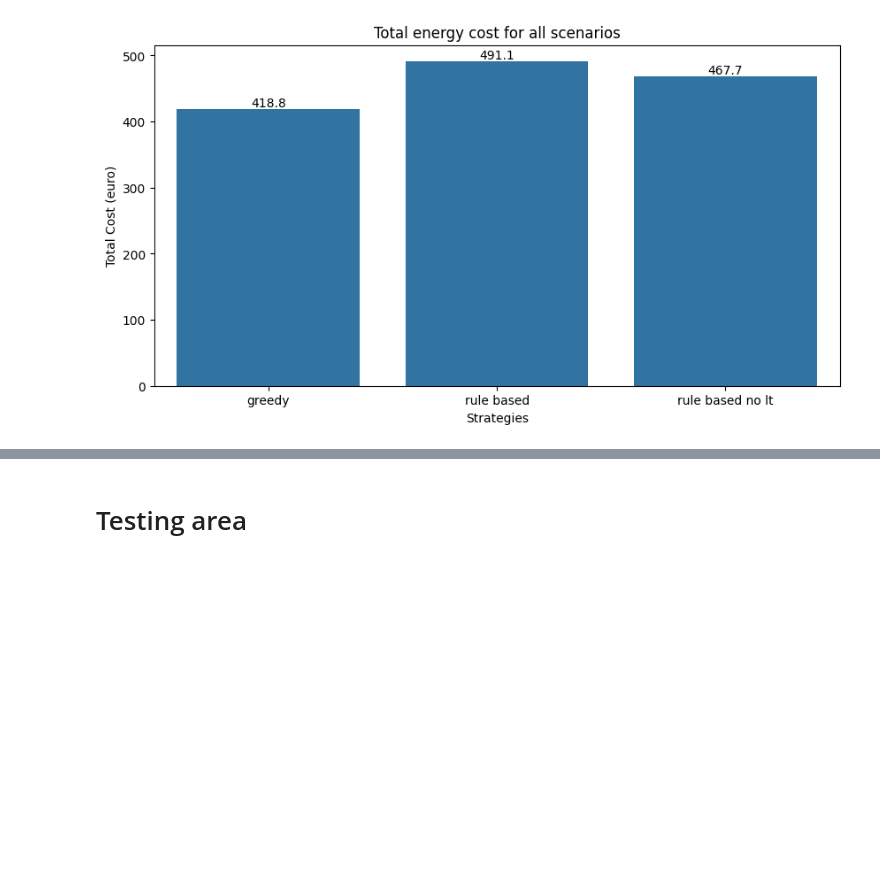
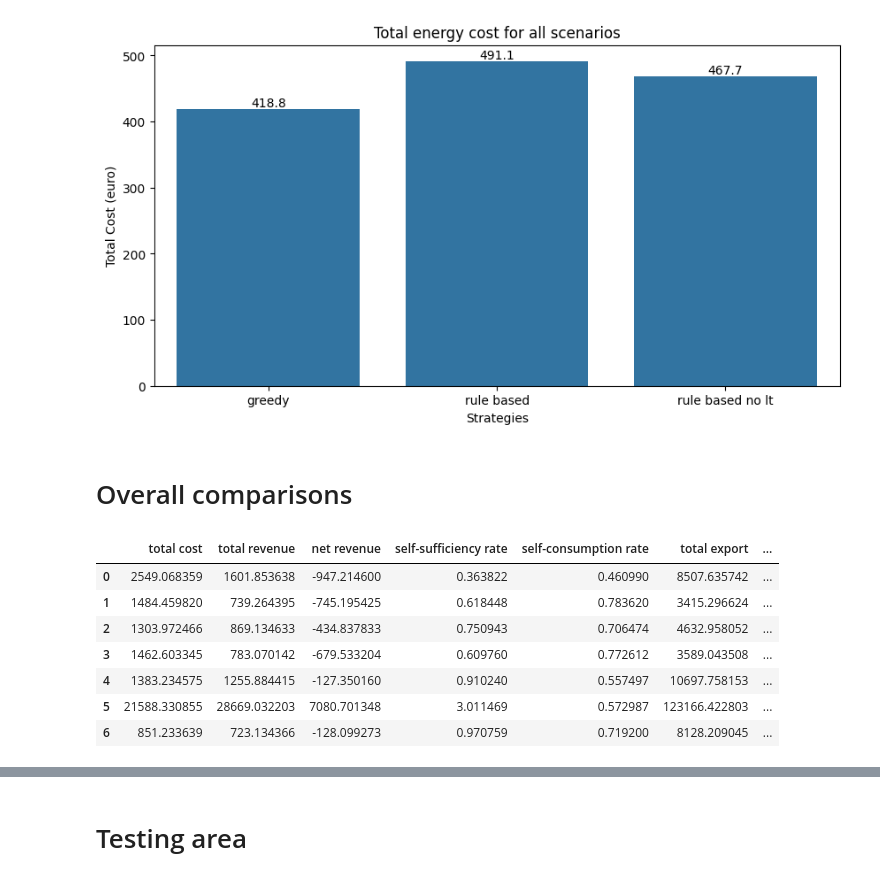
Before and after one commit to TolnaiGergo/EnergyCommunity, a Jupyter notebook: test.ipynb, the cells around one changed output, grey strips where cells are left out. Saved outputs shown, nothing was run; the diff lists cells and outputs as text; code cells hidden in the pictures; blank space fills up the shorter version.

```diff
--- a/test.ipynb
+++ b/test.ipynb
@@ -1939,0 +1983,10 @@ errors: 0
+# %%
+linear_programming_rev["soc"] = SOC
+linear_programming_rev["ch"] = ch
+linear_programming_rev["dch"] = dch
+linear_programming_rev["c_in"] = c_in
+linear_programming_rev["c_out"] = c_out
+linear_programming_rev["buy_price"] = linear_programming_rev["c_in"]*linear_programming_rev["price_eur_per_mwh"]*0.001
+linear_programming_rev["sell_price"] = linear_programming_rev["c_out"]*linear_programming_rev["price_eur_per_mwh"]*0.001
+linear_programming_rev = linear_programming_rev.assign( surplus= lambda x: x["production_kwh"] -x["consumption_kwh"] -x["ch"],
+                                                deficit= lambda x: x["consumption_kwh"] -x["production_kwh"] -x["dch"])
@@ -2042,12 +2135,12 @@ errors: 0
 # %%
-linear_programming["soc"] = SOC
-linear_programming["ch"] = ch
-linear_programming["dch"] = dch
-linear_programming["c_in"] = c_in
-linear_programming["c_out"] = c_out
-linear_programming["buy_price"] = linear_programming["c_in"]*linear_programming["price_eur_per_mwh"]*0.00025
-linear_programming["sell_price"] = linear_programming["c_out"]*linear_programming["price_eur_per_mwh"]*0.00025
-linear_programming = linear_programming.assign( surplus= lambda x: x["production_kwh"] -x["consumption_kwh"] -x["ch"],
+linear_programming_weeks["soc"] = SOC
+linear_programming_weeks["ch"] = ch
+linear_programming_weeks["dch"] = dch
+linear_programming_weeks["c_in"] = c_in
+linear_programming_weeks["c_out"] = c_out
+linear_programming_weeks["buy_price"] = linear_programming_weeks["c_in"]*linear_programming_weeks["price_eur_per_mwh"]*0.001
+linear_programming_weeks["sell_price"] = linear_programming_weeks["c_out"]*linear_programming_weeks["price_eur_per_mwh"]*0.001
+linear_programming_weeks = linear_programming_weeks.assign( surplus= lambda x: x["production_kwh"] -x["consumption_kwh"] -x["ch"],
                                                 deficit= lambda x: x["consumption_kwh"] -x["production_kwh"] -x["dch"])
 # %%
 
@@ -2206,3 +2301,30 @@ plt.title("Total energy cost for all scenarios")
 plt.show()
 # %% [output]
 [figure]
+# %% [markdown]
+# Overall comparisons
+# %%
+df_extra = pandas.DataFrame(columns=["total cost","total revenue","net revenue","self-sufficiency rate","self-consumption rate","total export","total import","strategy"])
+# %%
+import pandas
+data = {
+    "total cost": [total_cost, simple_total_cost, rule_total_cost, rule_no_lt_total_cost, lp_total_cost, lp_rev_total_cost, lp_weeks_total_cost],
+    "total revenue": [total_revenue, simple_total_revenue, rule_total_revenue, rule_no_lt_total_revenue, lp_total_revenue, lp_rev_total_revenue, lp_weeks_total_revenue],
+    "net revenue": [net_revenue, simple_net_revenue, rule_net_revenue, rule_no_lt_net_revenue, lp_net_revenue, lp_rev_net_revenue, lp_weeks_net_revenue],
+    "self-sufficiency rate": [pv_self_sufficiency_rate, simple_self_sufficiency_rate, rule_self_sufficiency_rate, rule_no_lt_self_sufficiency_rate, lp_self_sufficiency_rate, lp_rev_self_sufficiency_rate, lp_weeks_self_sufficiency_rate],
+    "self-consumption rate": [pv_self_consumption_rate, simple_self_consumption_rate, rule_self_consumption_rate, rule_no_lt_self_consumption_rate, lp_self_consumption_rate, lp_rev_self_consumption_rate, lp_weeks_self_consumption_rate],
+    "total export": [pv_total_export, simple_total_export, rule_total_export, rule_no_lt_total_export, lp_total_export, lp_rev_total_export, lp_weeks_total_export],
+    "total import": [pv_total_import, simple_total_import, rule_total_import, rule_no_lt_total_import, lp_total_import, lp_rev_total_import, lp_weeks_total_import],
+    "strategy": ["PV only","greedy", "rule based", "rule based no lt","lp","lp net revenue","lp weekly"],
+}
+df_extra = pandas.concat([df_extra,pandas.DataFrame(data)])
+df_extra.head(100)
+# %% [output]
+|  | total cost | total revenue | net revenue | self-sufficiency rate | self-consumption rate | total export | ... |
+| 0 | 2549.068359 | 1601.853638 | -947.214600 | 0.363822 | 0.460990 | 8507.635742 | ... |
+| 1 | 1484.459820 | 739.264395 | -745.195425 | 0.618448 | 0.783620 | 3415.296624 | ... |
+| 2 | 1303.972466 | 869.134633 | -434.837833 | 0.750943 | 0.706474 | 4632.958052 | ... |
+| 3 | 1462.603345 | 783.070142 | -679.533204 | 0.609760 | 0.772612 | 3589.043508 | ... |
+| 4 | 1383.234575 | 1255.884415 | -127.350160 | 0.910240 | 0.557497 | 10697.758153 | ... |
+| 5 | 21588.330855 | 28669.032203 | 7080.701348 | 3.011469 | 0.572987 | 123166.422803 | ... |
+| 6 | 851.233639 | 723.134366 | -128.099273 | 0.970759 | 0.719200 | 8128.209045 | ... |
```
Also changed, not shown: parts of 40 cells of this notebook.
